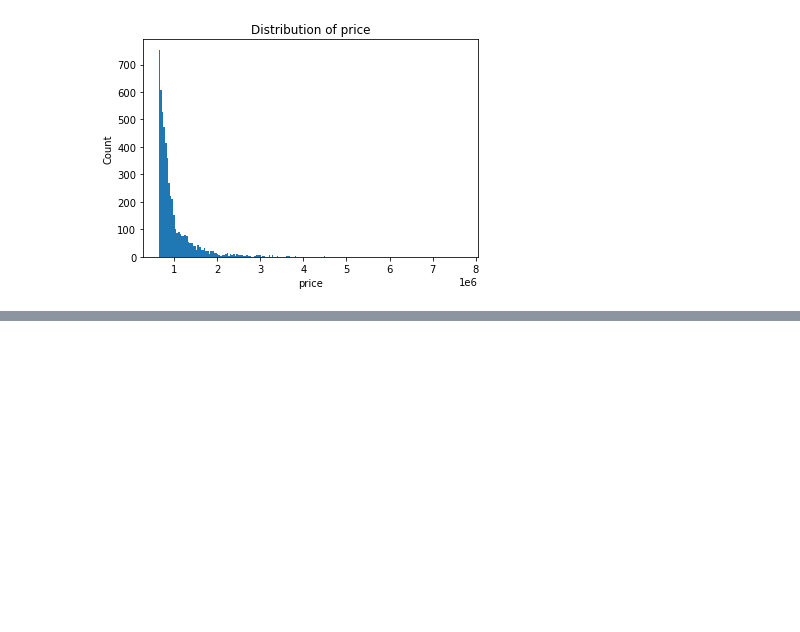
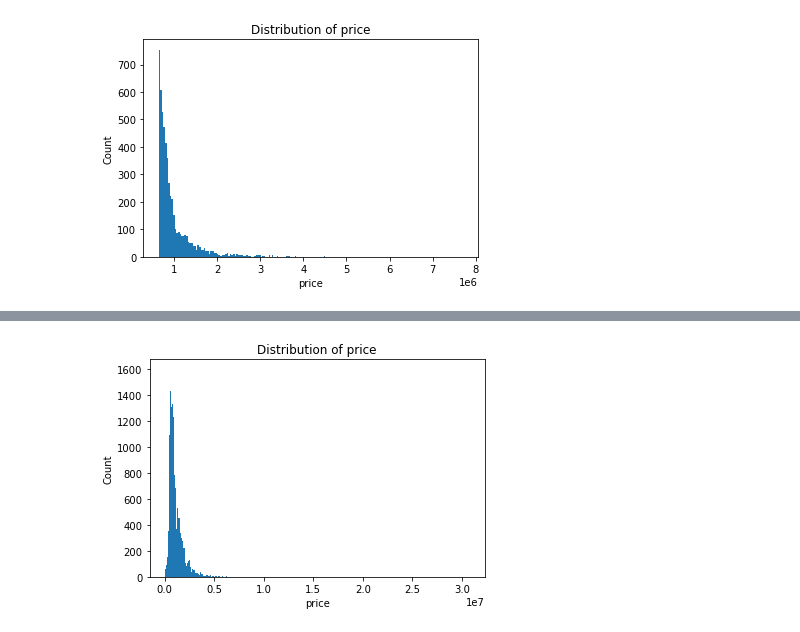
Before and after one commit to henryshin15/king_county_real_estate, a Jupyter notebook: Data_Filtering_Notebook.ipynb, the cells around one changed output, grey strips where cells are left out. Saved outputs shown, nothing was run; the diff lists cells and outputs as text; code cells hidden in the pictures; blank space fills up the shorter version.

```diff
--- a/Data_Filtering_Notebook.ipynb
+++ b/Data_Filtering_Notebook.ipynb
@@ -88,0 +92,2 @@ ax.set_title("Distribution of price");
+# %%
+df2 = pd.read_csv('data/kc_house_data_updated.csv')
@@ -88,0 +106,9 @@ ax.set_title("Distribution of price");
+# %%
+fig, ax = plt.subplots()
+ax.hist(df2["price"], bins="auto")
+ax.set_xlabel("price")
+ax.set_ylabel("Count")
+ax.set_title("Distribution of price");
+#Histogram of the whole Price Column for df2.
+# %% [output]
+[figure, added]
```
Also changed, not shown: parts of 16 cells of this notebook.
